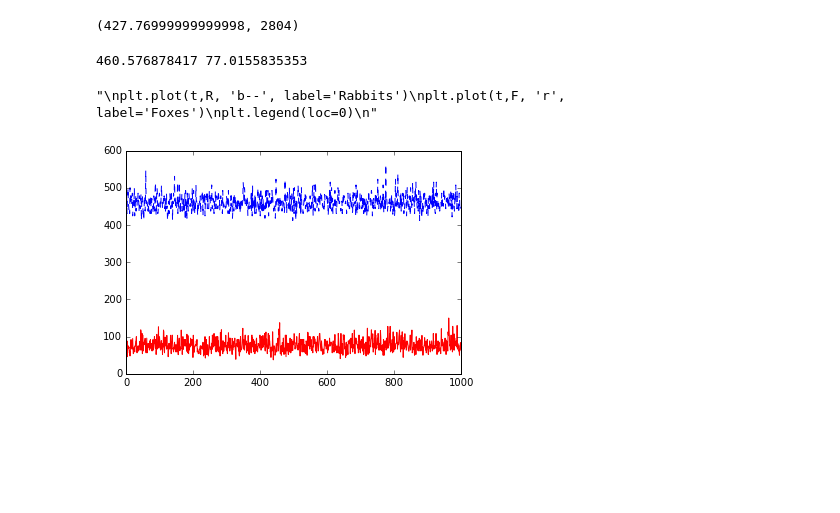
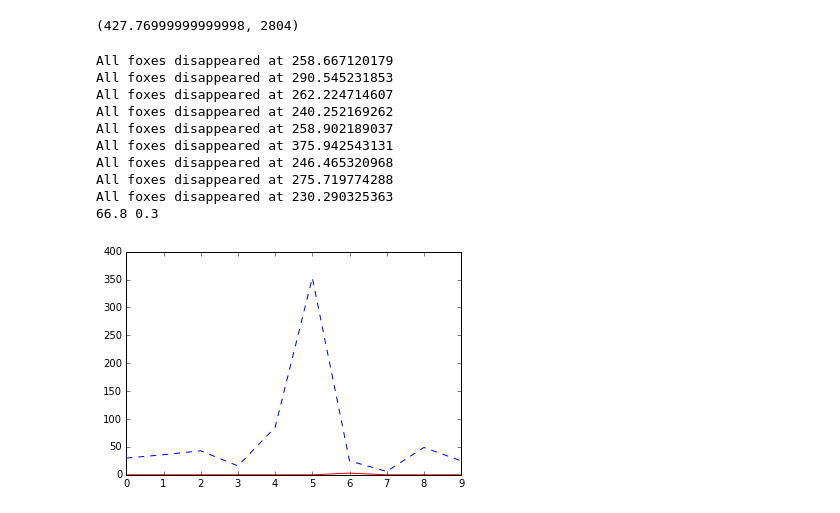
Before and after one commit to awolek/rabbits-and-foxes-jtr5395, a Jupyter notebook: rabbits-and-foxes.ipynb, the cells around one changed output. Cells and saved outputs as stored; diff of their text form; code cells hidden in the pictures; blank space fills up the shorter version.

```diff
--- a/rabbits-and-foxes.ipynb
+++ b/rabbits-and-foxes.ipynb
@@ -183,18 +183,18 @@ k2 = .00004  # 1/(days*foxes)
 k3 = .0004  # 1/(days*rabbits)
 k4 = .04  # 1/days
 
-Q = k1 + k2 + k3 + k4
-r1 = k1
-r2 = k1 + k2
-r3 = k1 + k2 + k3
-
-for i in range(1000):
+for i in range(10):
 # reset lists
     R = [Ri]
     F = [Fi]
     t = [0]
 
     while t[-1] <= 600:
+
+        Q = k1*R[-1] + k2*R[-1]*F[-1] + k3*R[-1]*F[-1] + k4*F[-1]
+        r1 = k1*R[-1]
+        r2 = k1*R[-1] + k2*R[-1]*F[-1]
+        r3 = k1*R[-1] + k2*R[-1]*F[-1] + k3*R[-1]*F[-1]
 
         if F[-1] < 1:
             print("All foxes disappeared at" + " " + str(t[-1]))
@@ -206,43 +206,49 @@ for i in range(1000):
 
         val = np.random.rand() * Q
 
         if val < r1:
-            R.append(R[-1] + k1 * R[-1])
+            # Rabbit is born
+            R.append(R[-1] + 1)
             F.append(F[-1])
             t.append(t[-1] + 1/Q * np.log(1/np.random.rand()))
 
         elif val < r2:
-            R.append(R[-1] - k2 * R[-1] * F[-1])
+            # Rabbit is killed by a fox
+            R.append(R[-1] - 1)
             F.append(F[-1])
             t.append(t[-1] + 1/Q * np.log(1/np.random.rand()))
 
         elif val < r3:
-            F.append(F[-1] + k3 * R[-1] * F[-1])
+            # Fox is born
+            F.append(F[-1] + 1)
             R.append(R[-1])
             t.append(t[-1] + 1/Q * np.log(1/np.random.rand()))
 
         elif val < Q:
-            F.append(F[-1] - k4 * F[-1])
+            # Fox dies
+            F.append(F[-1] - 1)
             R.append(R[-1])
             t.append(t[-1] + 1/Q * np.log(1/np.random.rand()))
 
         else:
             print("Error in while loop")
             break
 
     Rf.append(R[-1])
     Ff.append(F[-1])
 
 plt.plot(Rf, 'b--', label='Rabbits')
 plt.plot(Ff, 'r', label='Foxes')
 print(np.mean(Rf), np.mean(Ff))
-
-'''
-plt.plot(t,R, 'b--', label='Rabbits')
-plt.plot(t,F, 'r', label='Foxes')
-plt.legend(loc=0)
-'''
 # %% [output]
-460.576878417 77.0155835353
+All foxes disappeared at 258.667120179
+All foxes disappeared at 290.545231853
+All foxes disappeared at 262.224714607
+All foxes disappeared at 240.252169262
+All foxes disappeared at 258.902189037
+All foxes disappeared at 375.942543131
+All foxes disappeared at 246.465320968
+All foxes disappeared at 275.719774288
+All foxes disappeared at 230.290325363
+66.8 0.3
-"\nplt.plot(t,R, 'b--', label='Rabbits')\nplt.plot(t,F, 'r', label='Foxes')\nplt.legend(loc=0)\n"
-[figure, old version]
+[figure, new version]
```
Also changed, not shown: parts of 1 cell of this notebook.
